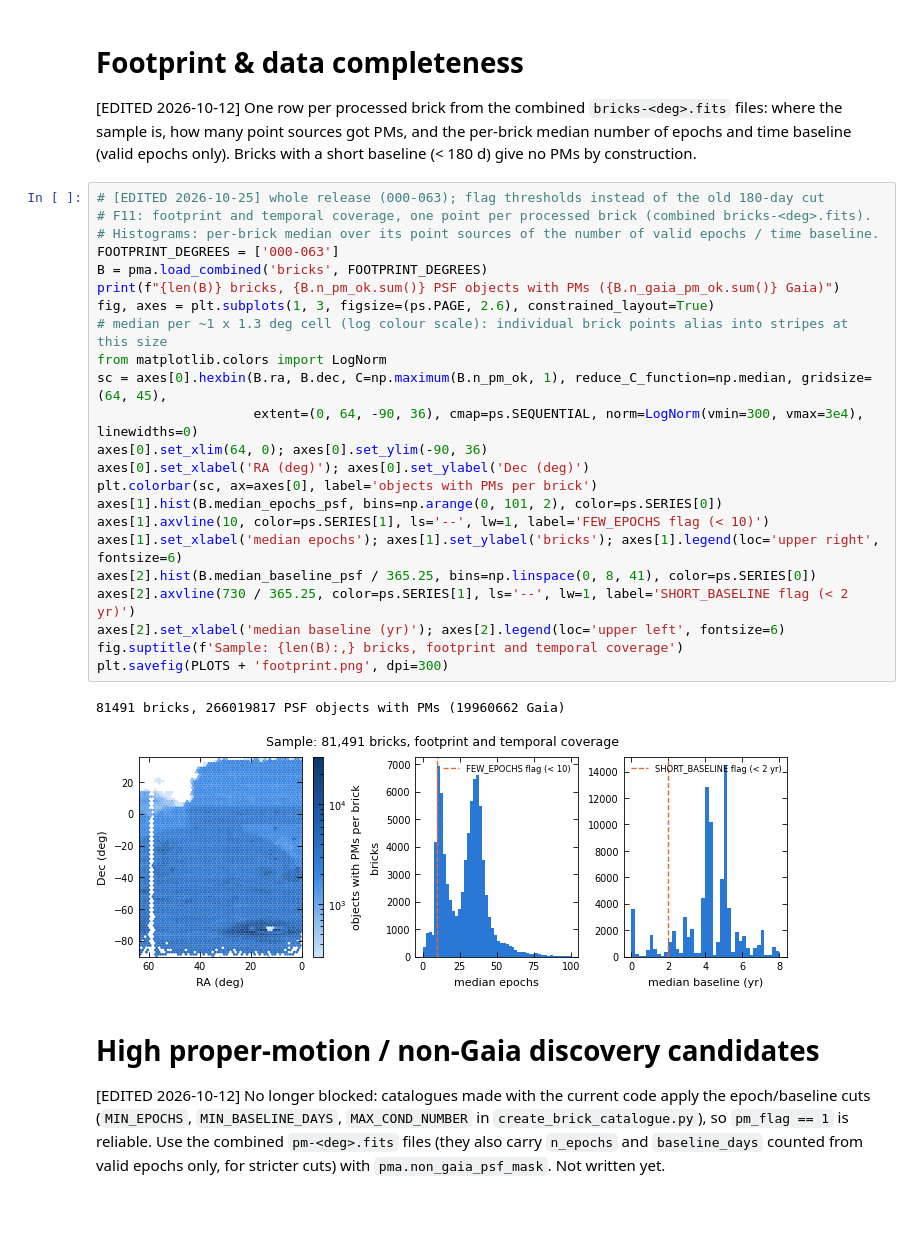
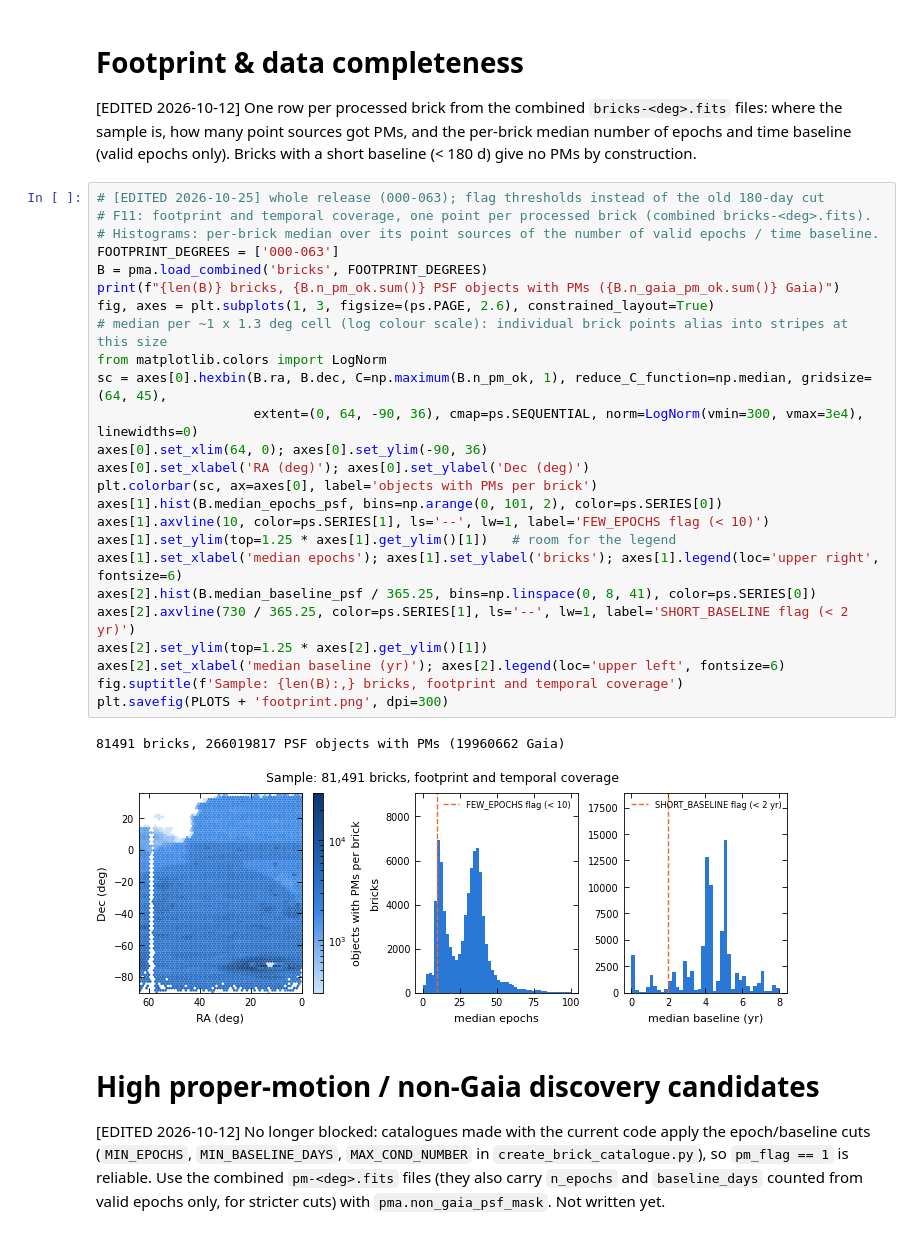
Before and after one commit to nadafalou/LegacyPM, a Jupyter notebook: run/err-plots.ipynb, the cells around one changed output. Saved outputs shown, nothing was run; the diff lists cells and outputs as text.

```diff
--- a/run/err-plots.ipynb
+++ b/run/err-plots.ipynb
@@ -544,29 +544,31 @@ Bricks with a short baseline (< 180 d) give no PMs by construction.
 # %%
 # [EDITED 2026-10-25] whole release (000-063); flag thresholds instead of the old 180-day cut
 # F11: footprint and temporal coverage, one point per processed brick (combined bricks-<deg>.fits).
 # Histograms: per-brick median over its point sources of the number of valid epochs / time baseline.
 FOOTPRINT_DEGREES = ['000-063']
 B = pma.load_combined('bricks', FOOTPRINT_DEGREES)
 print(f"{len(B)} bricks, {B.n_pm_ok.sum()} PSF objects with PMs ({B.n_gaia_pm_ok.sum()} Gaia)")
 fig, axes = plt.subplots(1, 3, figsize=(ps.PAGE, 2.6), constrained_layout=True)
 # median per ~1 x 1.3 deg cell (log colour scale): individual brick points alias into stripes at this size
 from matplotlib.colors import LogNorm
 sc = axes[0].hexbin(B.ra, B.dec, C=np.maximum(B.n_pm_ok, 1), reduce_C_function=np.median, gridsize=(64, 45),
                     extent=(0, 64, -90, 36), cmap=ps.SEQUENTIAL, norm=LogNorm(vmin=300, vmax=3e4), linewidths=0)
 axes[0].set_xlim(64, 0); axes[0].set_ylim(-90, 36)
 axes[0].set_xlabel('RA (deg)'); axes[0].set_ylabel('Dec (deg)')
 plt.colorbar(sc, ax=axes[0], label='objects with PMs per brick')
 axes[1].hist(B.median_epochs_psf, bins=np.arange(0, 101, 2), color=ps.SERIES[0])
 axes[1].axvline(10, color=ps.SERIES[1], ls='--', lw=1, label='FEW_EPOCHS flag (< 10)')
+axes[1].set_ylim(top=1.25 * axes[1].get_ylim()[1])   # room for the legend
 axes[1].set_xlabel('median epochs'); axes[1].set_ylabel('bricks'); axes[1].legend(loc='upper right', fontsize=6)
 axes[2].hist(B.median_baseline_psf / 365.25, bins=np.linspace(0, 8, 41), color=ps.SERIES[0])
 axes[2].axvline(730 / 365.25, color=ps.SERIES[1], ls='--', lw=1, label='SHORT_BASELINE flag (< 2 yr)')
+axes[2].set_ylim(top=1.25 * axes[2].get_ylim()[1])
 axes[2].set_xlabel('median baseline (yr)'); axes[2].legend(loc='upper left', fontsize=6)
 fig.suptitle(f'Sample: {len(B):,} bricks, footprint and temporal coverage')
 plt.savefig(PLOTS + 'footprint.png', dpi=300)
 # %% [output]
 81491 bricks, 266019817 PSF objects with PMs (19960662 Gaia)
-[figure, old version]
+[figure, new version]
 # %% [markdown]
 # High proper-motion / non-Gaia discovery candidates
 [EDITED 2026-10-12] No longer blocked: catalogues made with the current code apply the epoch/baseline cuts
```
Also changed, not shown: parts of 1 cell of this notebook, 17 other files.
